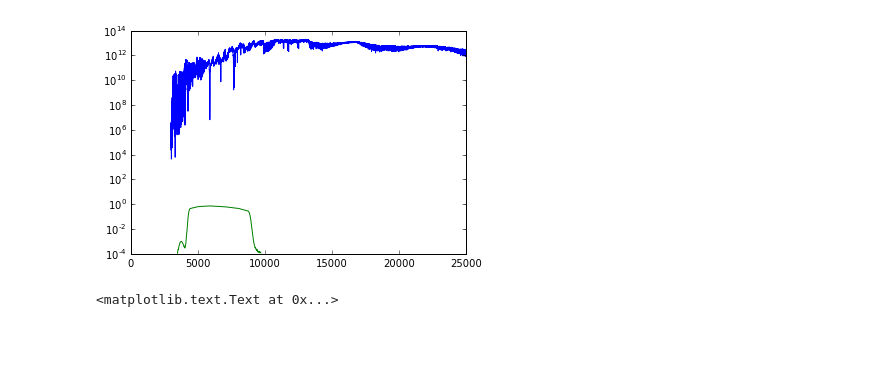
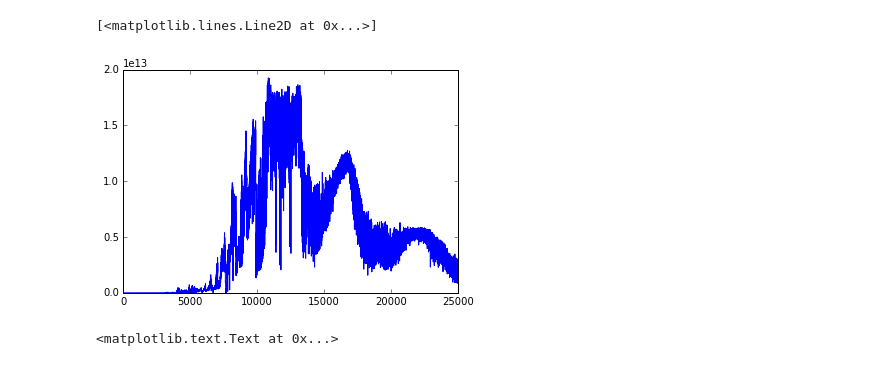
Before and after one commit to jradavenport/spot-colors, a Jupyter notebook: starspot-initial.ipynb, the cells around one changed output. Cells and saved outputs as stored; diff of their text form; code cells hidden in the pictures; blank space fills up the shorter version.

Commit message:
Working towards organizing some cleaner notebooks with less clutter to run the project out of. Starting to implement Dr. Larson's code for magnitude calculation. Pysynphot has been tabled for now...

```diff
--- a/starspot-initial.ipynb
+++ b/starspot-initial.ipynb
@@ -4,15 +4,17 @@ from matplotlib import pyplot as plt
 from astropy.io import fits
 import pysynphot as S
 %matplotlib inline
-# %%
-bp = S.FileBandpass('./filters/kep_filter.txt')
-spec = S.spectrum.ArraySourceSpectrum(wave=wavelength,flux=flux)
-plt.plot(spec.wave,spec.flux)
-plt.plot(bp.wave, bp.throughput)
-plt.yscale("log")
-S.ObsBandpass?
-# %% [output]
-[figure, removed]
+# %%
+#This seems to be the way I'll want to create the wavelength and flux arrays for use in Dr. Larson's code.
+#At some point I will make a new "official" notebook where the main structure of the code is.
+    #Plus another notebook which will house the 'get_model' and 'spot_model' functions.
+
+newflux = np.interp(np.linspace(0,25000,212027),wavelength,flux)
+newwave = np.linspace(0,25000,212027)
+plt.plot(newwave,newflux)
+# %% [output]
+[<matplotlib.lines.Line2D at 0x...>]
+[figure, added]
 # %%
 def get_model( temp ):
     '''
```
Also changed, not shown: parts of 4 cells of this notebook.
